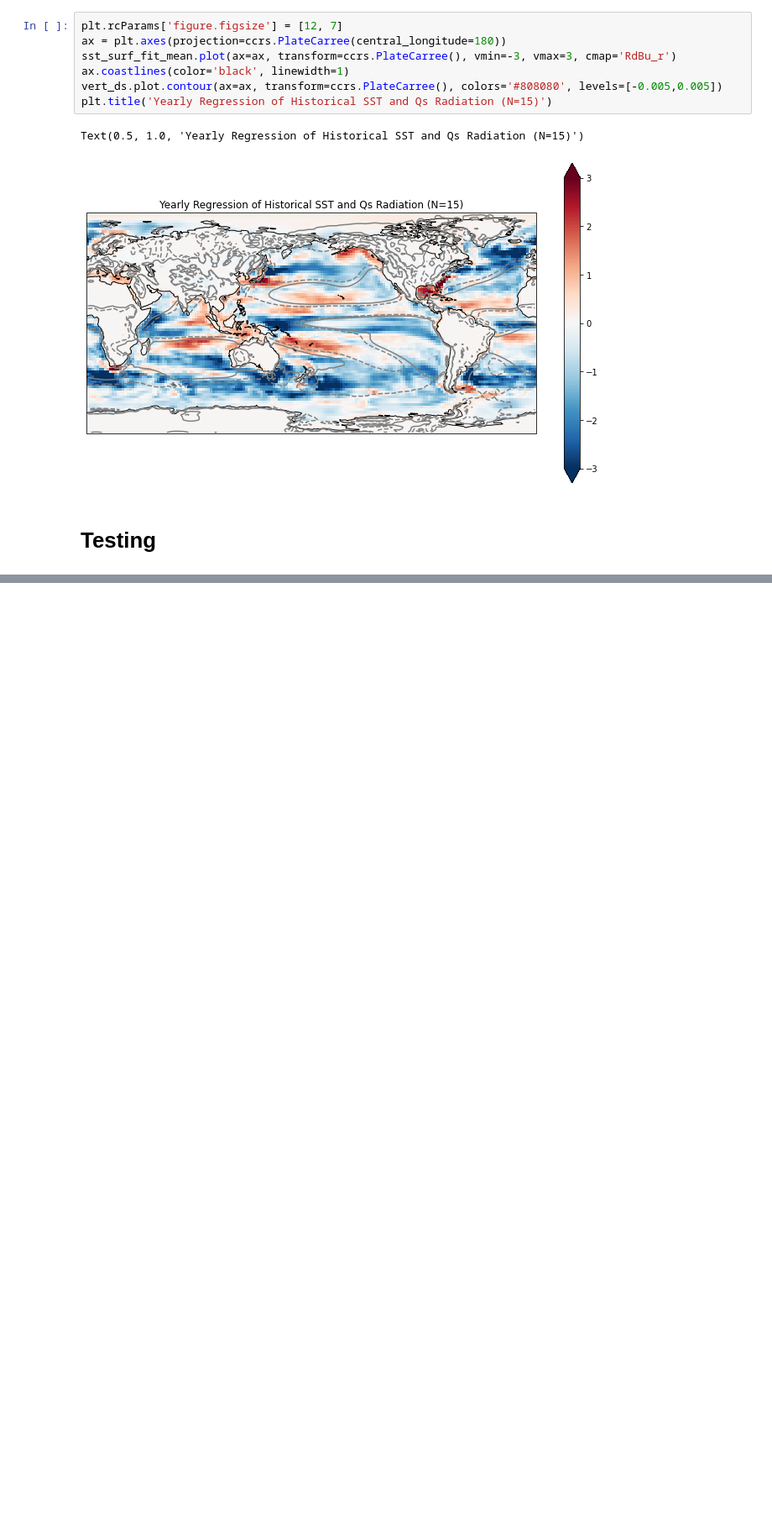
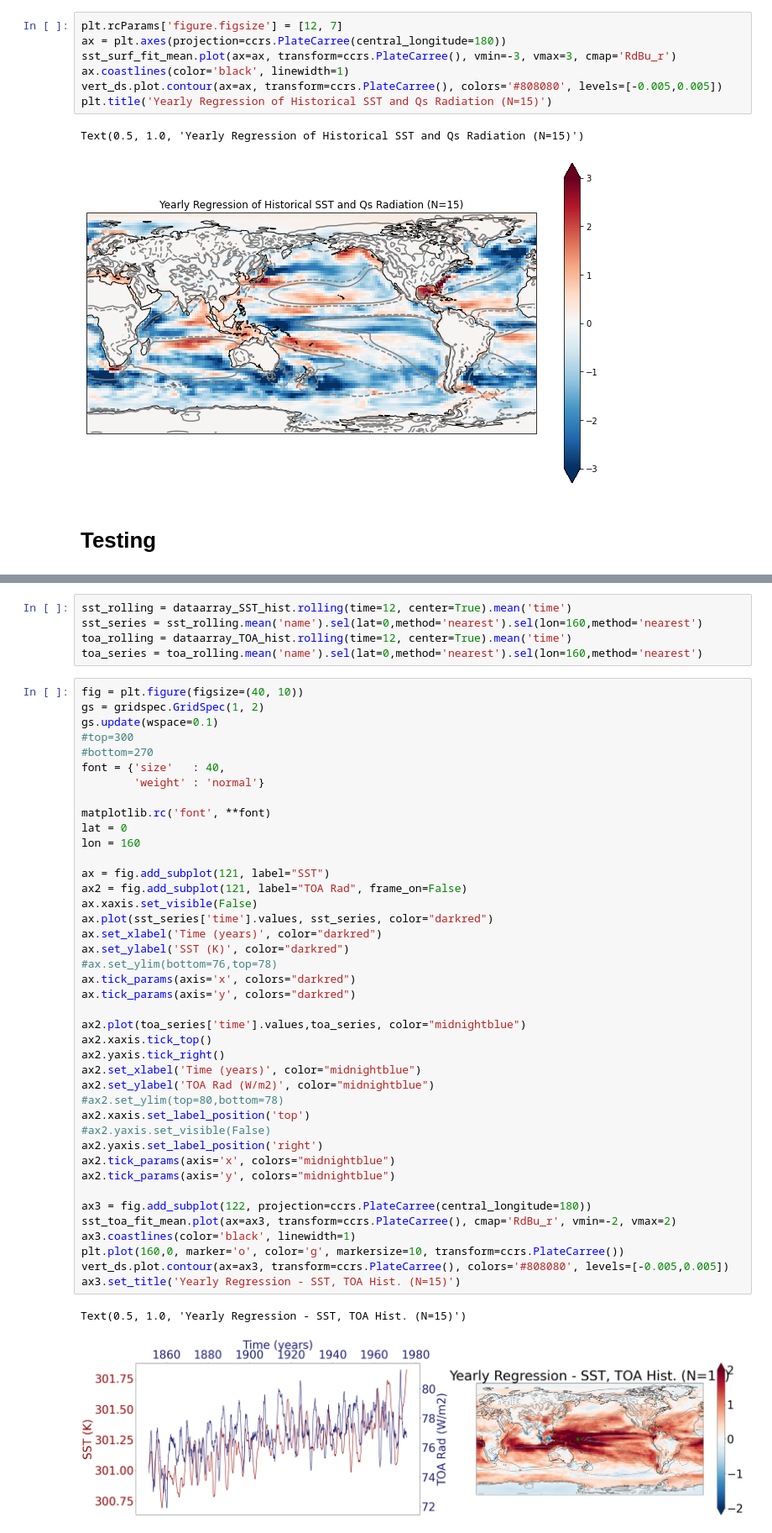
Before and after one commit to mailesasaki/cesmle_variability_analysis, a Jupyter notebook: regressions/yearly_regression.ipynb, the cells around one changed output, grey strips where cells are left out. Shown at 84% size. Cells and saved outputs as stored; diff of their text form; blank space fills up the shorter version.

```diff
--- a/regressions/yearly_regression.ipynb
+++ b/regressions/yearly_regression.ipynb
@@ -270,0 +346,49 @@ sst_series = dataarray_SST_hist.sel(lat=)
+# %%
+sst_rolling = dataarray_SST_hist.rolling(time=12, center=True).mean('time')
+sst_series = sst_rolling.mean('name').sel(lat=0,method='nearest').sel(lon=160,method='nearest')
+toa_rolling = dataarray_TOA_hist.rolling(time=12, center=True).mean('time')
+toa_series = toa_rolling.mean('name').sel(lat=0,method='nearest').sel(lon=160,method='nearest')
+# %%
+fig = plt.figure(figsize=(40, 10))
+gs = gridspec.GridSpec(1, 2)
+gs.update(wspace=0.1)
+#top=300
+#bottom=270
+font = {'size'   : 40,
+        'weight' : 'normal'}
+
+matplotlib.rc('font', **font)
+lat = 0
+lon = 160
+
+ax = fig.add_subplot(121, label="SST")
+ax2 = fig.add_subplot(121, label="TOA Rad", frame_on=False)
+ax.xaxis.set_visible(False)
+ax.plot(sst_series['time'].values, sst_series, color="darkred")
+ax.set_xlabel('Time (years)', color="darkred")
+ax.set_ylabel('SST (K)', color="darkred")
+#ax.set_ylim(bottom=76,top=78)
+ax.tick_params(axis='x', colors="darkred")
+ax.tick_params(axis='y', colors="darkred")
+
+ax2.plot(toa_series['time'].values,toa_series, color="midnightblue")
+ax2.xaxis.tick_top()
+ax2.yaxis.tick_right()
+ax2.set_xlabel('Time (years)', color="midnightblue")
+ax2.set_ylabel('TOA Rad (W/m2)', color="midnightblue")
+#ax2.set_ylim(top=80,bottom=78)
+ax2.xaxis.set_label_position('top')
+#ax2.yaxis.set_visible(False)
+ax2.yaxis.set_label_position('right')
+ax2.tick_params(axis='x', colors="midnightblue")
+ax2.tick_params(axis='y', colors="midnightblue")
+
+ax3 = fig.add_subplot(122, projection=ccrs.PlateCarree(central_longitude=180))
+sst_toa_fit_mean.plot(ax=ax3, transform=ccrs.PlateCarree(), cmap='RdBu_r', vmin=-2, vmax=2)
+ax3.coastlines(color='black', linewidth=1)
+plt.plot(160,0, marker='o', color='g', markersize=10, transform=ccrs.PlateCarree())
+vert_ds.plot.contour(ax=ax3, transform=ccrs.PlateCarree(), colors='#808080', levels=[-0.005,0.005])
+ax3.set_title('Yearly Regression - SST, TOA Hist. (N=15)')
+# %% [output]
+Text(0.5, 1.0, 'Yearly Regression - SST, TOA Hist. (N=15)')
+[figure, added]
```
Also changed, not shown: parts of 7 cells of this notebook.
